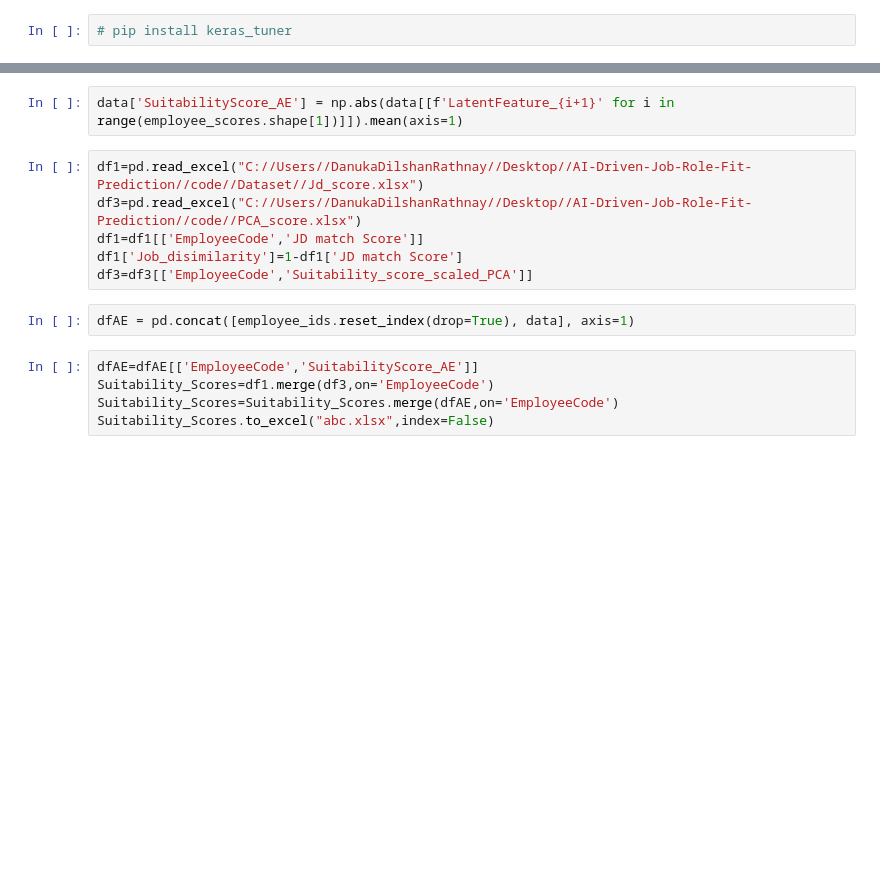
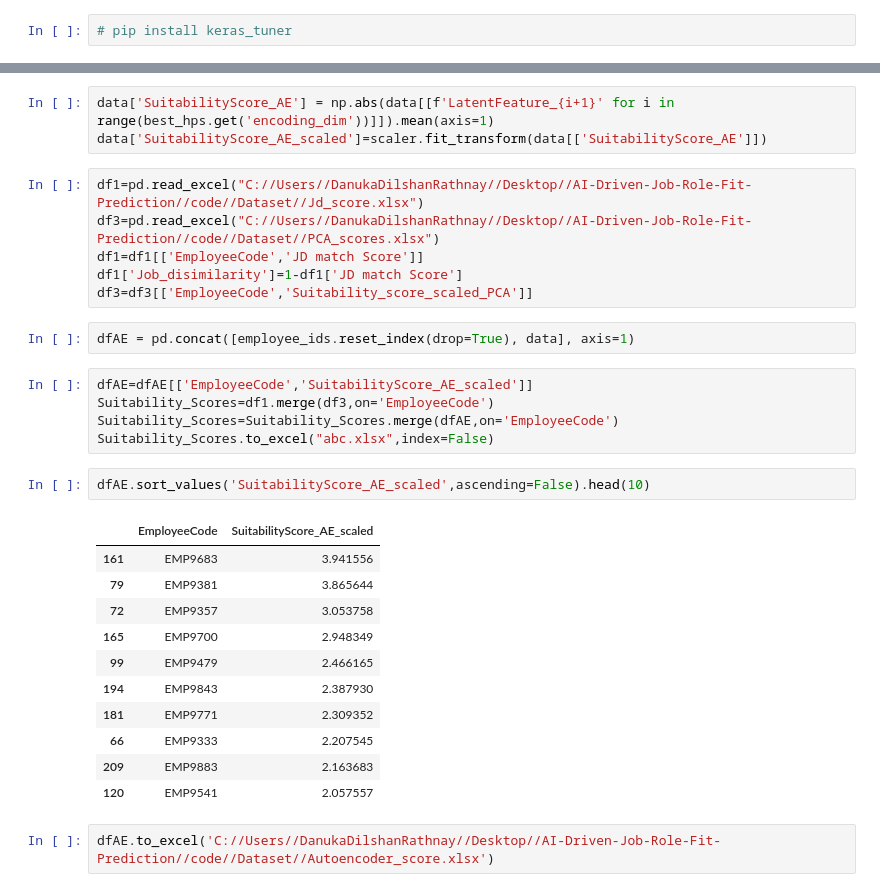
Before and after one commit to DanukaDilshann/AI-Driven-Job-Role-Fit-Prediction, a Jupyter notebook: code/AutoEncoder.ipynb, the cells around one changed output, grey strips where cells are left out. Drawn from its saved outputs; the diff is of its cells as text; blank space fills up the shorter version.

```diff
--- a/code/AutoEncoder.ipynb
+++ b/code/AutoEncoder.ipynb
@@ -202,18 +233,35 @@ data.head()
 # %%
-data['SuitabilityScore_AE'] = np.abs(data[[f'LatentFeature_{i+1}' for i in range(employee_scores.shape[1])]]).mean(axis=1)
+data['SuitabilityScore_AE'] = np.abs(data[[f'LatentFeature_{i+1}' for i in range(best_hps.get('encoding_dim'))]]).mean(axis=1)
+data['SuitabilityScore_AE_scaled']=scaler.fit_transform(data[['SuitabilityScore_AE']])
 # %%
 df1=pd.read_excel("C://Users//DanukaDilshanRathnay//Desktop//AI-Driven-Job-Role-Fit-Prediction//code//Dataset//Jd_score.xlsx")
-df3=pd.read_excel("C://Users//DanukaDilshanRathnay//Desktop//AI-Driven-Job-Role-Fit-Prediction//code//PCA_score.xlsx")
+df3=pd.read_excel("C://Users//DanukaDilshanRathnay//Desktop//AI-Driven-Job-Role-Fit-Prediction//code//Dataset//PCA_scores.xlsx")
 df1=df1[['EmployeeCode','JD match Score']]
 df1['Job_disimilarity']=1-df1['JD match Score']
 df3=df3[['EmployeeCode','Suitability_score_scaled_PCA']]
 # %%
 dfAE = pd.concat([employee_ids.reset_index(drop=True), data], axis=1)
 # %%
-dfAE=dfAE[['EmployeeCode','SuitabilityScore_AE']]
+dfAE=dfAE[['EmployeeCode','SuitabilityScore_AE_scaled']]
 Suitability_Scores=df1.merge(df3,on='EmployeeCode')
 Suitability_Scores=Suitability_Scores.merge(dfAE,on='EmployeeCode')
 Suitability_Scores.to_excel("abc.xlsx",index=False)
+# %%
+dfAE.sort_values('SuitabilityScore_AE_scaled',ascending=False).head(10)
+# %% [output]
+|  | EmployeeCode | SuitabilityScore_AE_scaled |
+| 161 | EMP9683 | 3.941556 |
+| 79 | EMP9381 | 3.865644 |
+| 72 | EMP9357 | 3.053758 |
+| 165 | EMP9700 | 2.948349 |
+| 99 | EMP9479 | 2.466165 |
+| 194 | EMP9843 | 2.387930 |
+| 181 | EMP9771 | 2.309352 |
+| 66 | EMP9333 | 2.207545 |
+| 209 | EMP9883 | 2.163683 |
+| 120 | EMP9541 | 2.057557 |
+# %%
+dfAE.to_excel('C://Users//DanukaDilshanRathnay//Desktop//AI-Driven-Job-Role-Fit-Prediction//code//Dataset//Autoencoder_score.xlsx')
 # %%
 Suitability_Scores.columns
 # %% [output]
```
Also changed, not shown: parts of 15 cells of this notebook, 38 other files.
